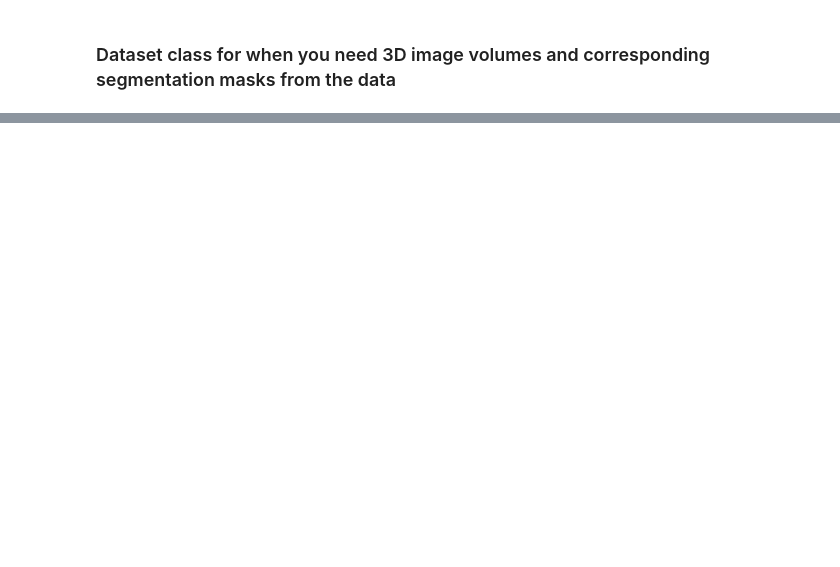
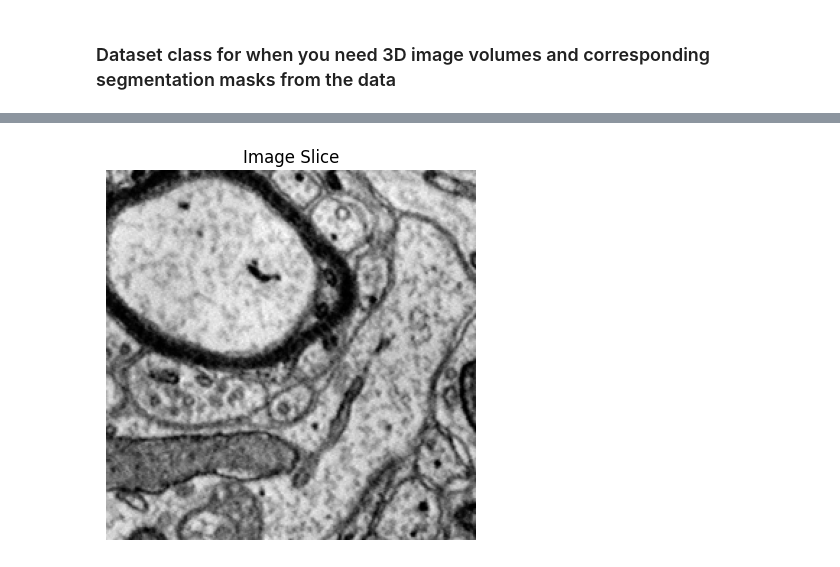
Before and after one commit to aplbrain/bossdb_cookbook, a Jupyter notebook: notebooks/BossDB-Dataset-Classes-for-Pytorch-DataLoaders.ipynb, the cells around one changed output, grey strips where cells are left out. Cells and saved outputs as stored; diff of their text form; code cells hidden in the pictures; blank space fills up the shorter version.

```diff
--- a/notebooks/BossDB-Dataset-Classes-for-Pytorch-DataLoaders.ipynb
+++ b/notebooks/BossDB-Dataset-Classes-for-Pytorch-DataLoaders.ipynb
@@ -195,0 +364,4 @@ class BossDBDataset(Dataset):
+# %%
+# Annotation Channels
+mask_boss_uri_membrane = "bossdb://Kasthuri/ac4/membrane"
+mask_boss_uri_synapse = "bossdb://Kasthuri/ac4/synapse"
@@ -195,0 +372,4 @@ class BossDBDataset(Dataset):
+# %%
+# Define the centroid list and pixel radius
+centroid_list_zyx = [(50, 256, 256), (60, 256, 256), (70, 256, 256)]  # Example centroids
+px_radius_zyx = (0.5, 128, 128)  # Example pixel radius
@@ -195,0 +380,4 @@ class BossDBDataset(Dataset):
+# %%
+# Create the datasets
+membrane_dataset = BossDBDataset(image_boss_uri, mask_boss_uri_membrane, centroid_list_zyx, px_radius_zyx)
+synapse_dataset = BossDBDataset(image_boss_uri, mask_boss_uri_synapse, centroid_list_zyx, px_radius_zyx)
@@ -195,0 +456,11 @@ class BossDBDataset(Dataset):
+# %%
+# Select the first slice along the depth
+slice_image = image[0, : :]
+
+# Display the slice
+plt.imshow(slice_image, cmap='gray')
+plt.title('Image Slice')
+plt.axis('off')  # To hide axis values
+plt.show()
+# %% [output]
+[figure, added]
```
Also changed, not shown: parts of 21 cells of this notebook, 17 other files.
